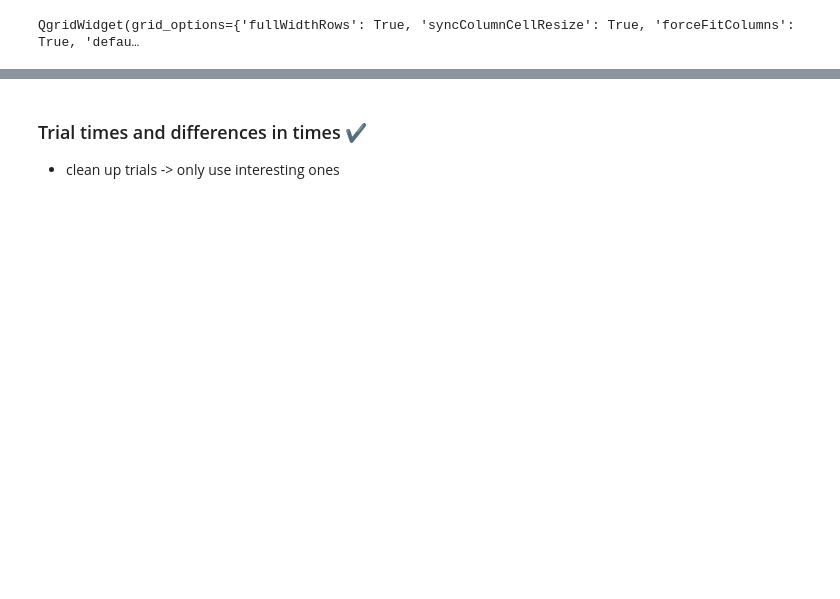
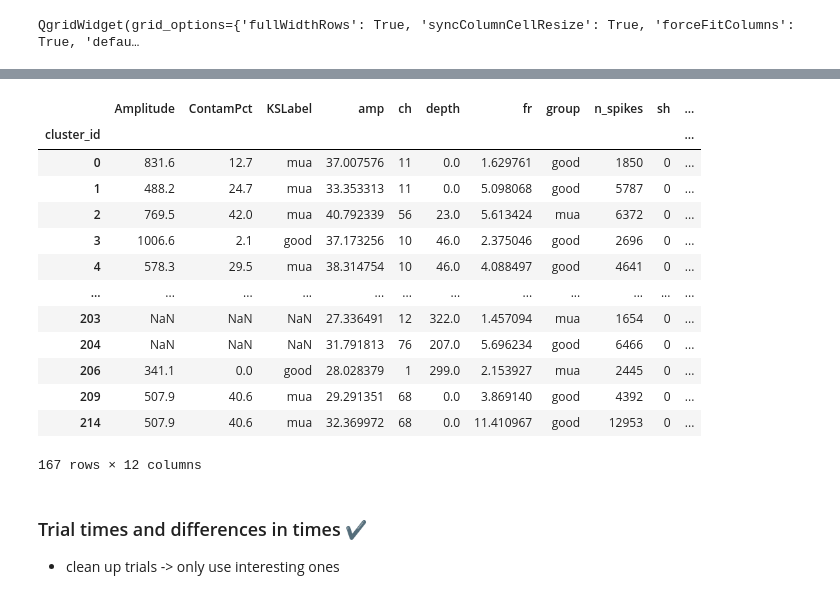
Before and after one commit to maxhoheiser/spikes-ephys, a Jupyter notebook: spikes_eda.ipynb, the cells around one changed output, grey strips where cells are left out. Cells and saved outputs as stored; diff of their text form; code cells hidden in the pictures; blank space fills up the shorter version.

```diff
--- a/spikes_eda.ipynb
+++ b/spikes_eda.ipynb
@@ -50,0 +54,12 @@ QgridWidget(grid_options={'fullWidthRows': True, 'syncColumnCellResize': True, '
+# %%
+session = 'JG14_190621'
+gamble_side = 'right'
+
+
+os.chdir(r"Z:\3.1 Code Repository\1.4-klausbergerlab-spikes")
+from spikes_class import SpikeAnalysis
+folder = r"Z:\3 Projekte\Masterarbeit Laborarbeit Neuroscience\1 Data Analysis\JG14_190621"
+
+spikes = SpikeAnalysis(session, folder, gamble_side)
+spikes.trials_df.loc[0:6, 'select'] = False
+spikes.trials_df.loc[215:, 'select'] = False
@@ -89,0 +109,6 @@ QgridWidget(grid_options={'fullWidthRows': True, 'syncColumnCellResize': True, '
+# %%
+#clusters = spikes.spikes_df.groupby('cluster')
+spk = pd.DataFrame( {'spikes':np.zeros(test2.shape[0], dtype=object)}, index=test2.index )
+for group, frame in spikes.spikes_df.groupby('cluster'):
+    spk['spikes'][group] = frame['spike_times'].values
+spk
@@ -89,0 +130,19 @@ QgridWidget(grid_options={'fullWidthRows': True, 'syncColumnCellResize': True, '
+# %%
+# combine both dataframes
+clusters_df = pd.merge(spikes.clusters_df, spk, how='right', left_index=True, right_index=True)
+clusters_df
+# %% [output]
+|  | Amplitude | ContamPct | KSLabel | amp | ch | depth | fr | group | n_spikes | sh | ... |
+| cluster_id |  |  |  |  |  |  |  |  |  |  | ... |
+| 0 | 831.6 | 12.7 | mua | 37.007576 | 11 | 0.0 | 1.629761 | good | 1850 | 0 | ... |
+| 1 | 488.2 | 24.7 | mua | 33.353313 | 11 | 0.0 | 5.098068 | good | 5787 | 0 | ... |
+| 2 | 769.5 | 42.0 | mua | 40.792339 | 56 | 23.0 | 5.613424 | mua | 6372 | 0 | ... |
+| 3 | 1006.6 | 2.1 | good | 37.173256 | 10 | 46.0 | 2.375046 | good | 2696 | 0 | ... |
+| 4 | 578.3 | 29.5 | mua | 38.314754 | 10 | 46.0 | 4.088497 | good | 4641 | 0 | ... |
+| ... | ... | ... | ... | ... | ... | ... | ... | ... | ... | ... | ... |
+| 203 | NaN | NaN | NaN | 27.336491 | 12 | 322.0 | 1.457094 | mua | 1654 | 0 | ... |
+| 204 | NaN | NaN | NaN | 31.791813 | 76 | 207.0 | 5.696234 | good | 6466 | 0 | ... |
+| 206 | 341.1 | 0.0 | good | 28.028379 | 1 | 299.0 | 2.153927 | mua | 2445 | 0 | ... |
+| 209 | 507.9 | 40.6 | mua | 29.291351 | 68 | 0.0 | 3.869140 | good | 4392 | 0 | ... |
+| 214 | 507.9 | 40.6 | mua | 32.369972 | 68 | 0.0 | 11.410967 | good | 12953 | 0 | ... |
+167 rows × 12 columns
```
Also changed, not shown: parts of 27 cells of this notebook, 1 other file.
